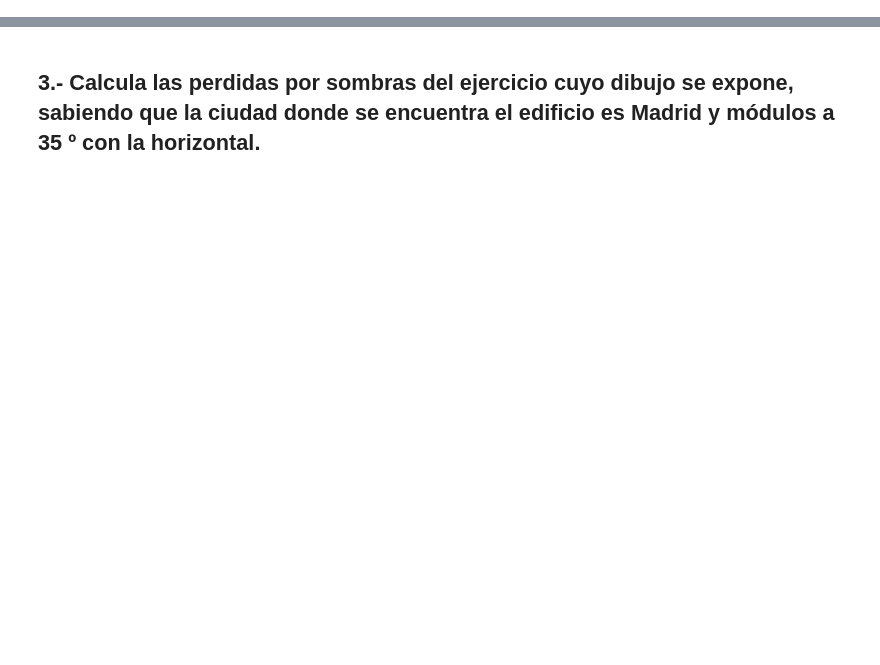
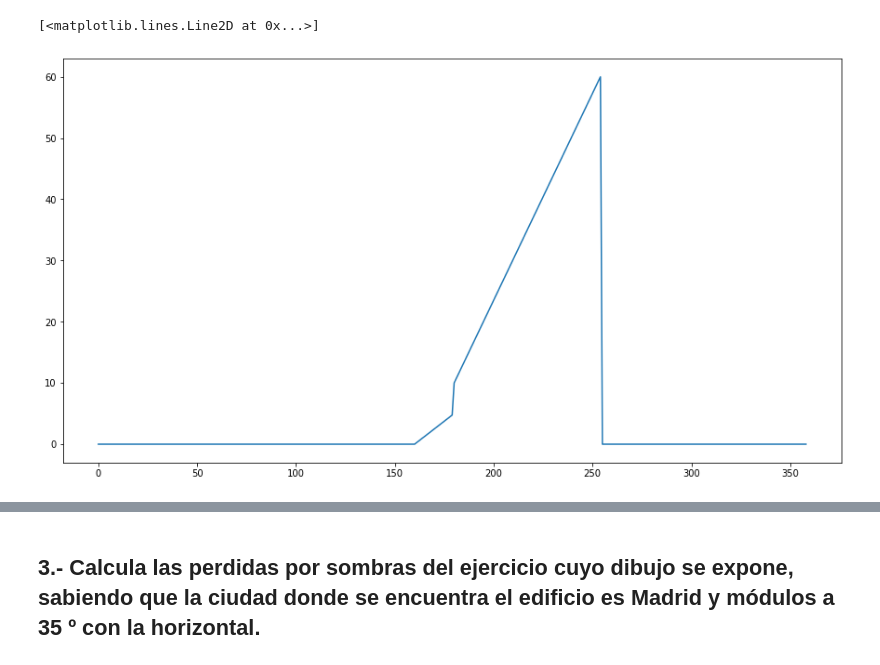
Before and after one commit to wattbucket/1kperdidassom, a Jupyter notebook: notebook.ipynb, the cells around one changed output, grey strips where cells are left out. Saved outputs shown, nothing was run; the diff lists cells and outputs as text; code cells hidden in the pictures; blank space fills up the shorter version.

```diff
--- a/notebook.ipynb
+++ b/notebook.ipynb
@@ -20,3 +33,72 @@
+# %%
+# p=session["p"]
+p=[[-80,0],[-100,0],[-40,0],[-60,0],[-0,5],[-20,0],[0,10],[20,0],[40,0],[60,0],[80,0],[100,0]]
+
+# Ess=session["Ess"]
+
+# datos del navegador
+latitud = 40
+longitud = -4
+inclinacion = 30
+orientacion = 0
+punto = '3,1,74,60'
+Es0 = 2123.67
+
+
+
+
+# \\\\\\\\\\\\\\\\\\\\\\\\\\\\\\\\\\\\\\\\\\\\\\\\\\\
+# pedidas con el horizonte de la figura
+def horizonte(p,df):
+    dfp=df.loc[p,:]
+    pp=dfp.values.tolist()
+    #     para qeu de igual el orden de los dos puntos
+    pp.sort()
+    # y pone a cero un punto delante u toro de tras para poder interpolar con los extremos a cero
+    pp=([-180,0],[pp[0][0]-1,0],pp[0],pp[1],[pp[1][0]+1,0],[180,0])
+    ddf=pd.DataFrame(pp)
+    ddf[0]=ddf[0]+180
+    # crea el perfil a cero
+    d = pd.Series(np.nan, index=np.arange(360))
+    # y le anade los puntos
+    ii=ddf.index.tolist()
+    for i in ii:
+        d.at[ddf.at[i,0]]=ddf.at[i,1]
+    s=d.interpolate()
+    return s
+#
+# tuples=[(0,0),(0,1),(1,0),(1,1),(2,0),(2,1),(3,0),(3,1),(4,0),(4,1),(5,0),(5,1),(6,0),(6,1),(7,0),(7,1)]
+tuples=[(0,0),(0,1),(1,0),(1,1),(2,0),(2,1),(3,0),(3,1),(4,0),(4,1),(5,0),(5,1)]
+index=pd.MultiIndex.from_tuples(tuples)
+
+st=pd.Series(0, index=np.arange(360))
+df=pd.DataFrame(p, index=index)
+# session.pop('p', None) #####   !!!! ojo libera la sesion para poder y acumulando los cambios
+# actualiza con el punto del front
+pp = pd.DataFrame([x.split(',') for x in punto.split('\n')])
+pp=pp.astype(int)
+# actualiza la tabla de puntos
+df.loc[pp.at[0,0]].at[pp.at[0,1],0]=pp.at[0,2]
+df.loc[pp.at[0,0]].at[pp.at[0,1],1]=pp.at[0,3]
+# print(df)
+p=df.values.tolist()
+
+# para combinar en un solo perfil los perfiles de las parejas de ppuntos
+puntos=list(set(index.get_level_values(0)))
+for i in puntos:
+    s=horizonte(i,df)
+    st=st.combine(s, max, 0)
+
+
+hh=st.tolist()
+hh = [round(x,2) for x in hh]
+hh=hh[0:359]
+
+fig,ax=plt.subplots(figsize=(15,8))
+ax.plot(hh)
+# %% [output]
+[<matplotlib.lines.Line2D at 0x...>]
+[figure, added]
 # %%
 from pvlib import solarposition
 import pandas as pd
```
Also changed, not shown: parts of 14 cells of this notebook, 4 other files.
